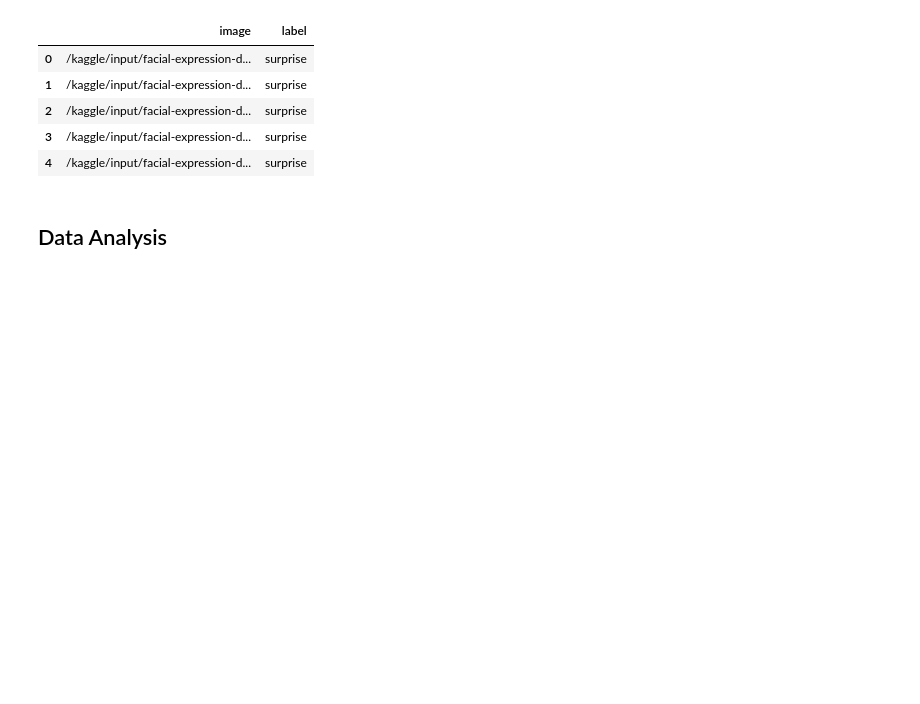
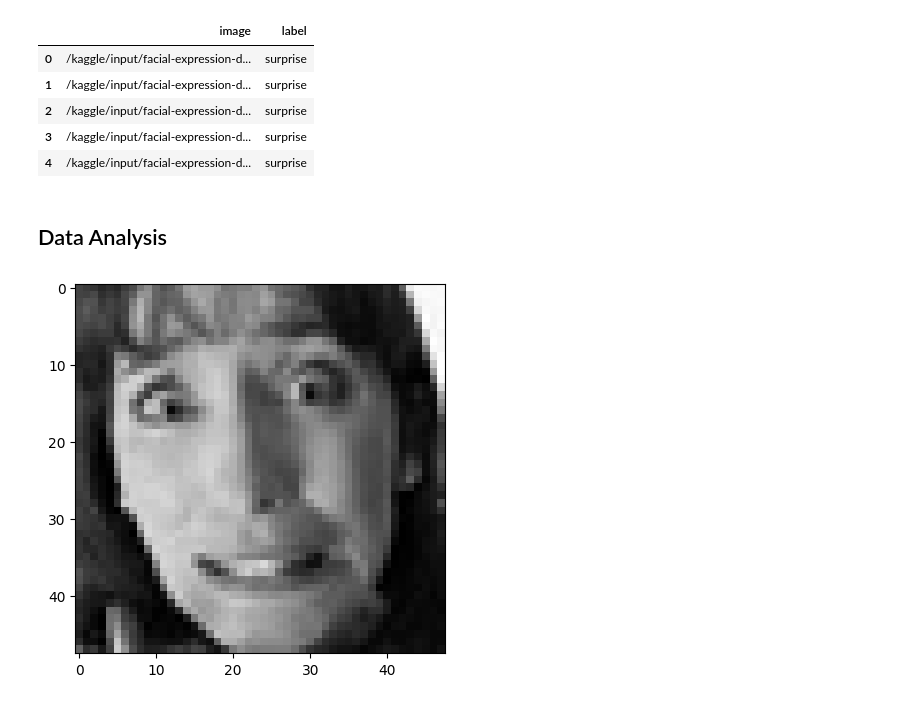
Before and after one commit to rgeorge8/facial-expression-recognition, a Jupyter notebook: facial-expression-recognition.ipynb, the cells around one changed output. Cells and saved outputs as stored; diff of their text form; code cells hidden in the pictures; blank space fills up the shorter version.

```diff
--- a/facial-expression-recognition.ipynb
+++ b/facial-expression-recognition.ipynb
@@ -85,3 +86,9 @@ happy Completed
 | 4 | /kaggle/input/facial-expression-d... | surprise |
 # %% [markdown]
 ## Data Analysis
+# %%
+from PIL import Image
+img = Image.open(train['image'][0])
+plt.imshow(img, cmap='gray');
+# %% [output]
+[figure, added]
```
Also changed, not shown: parts of 4 cells of this notebook.
